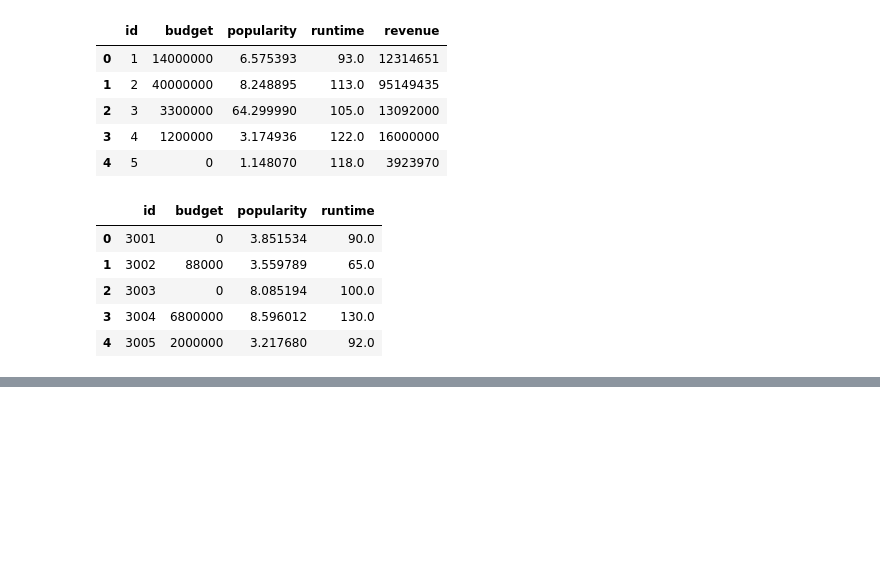
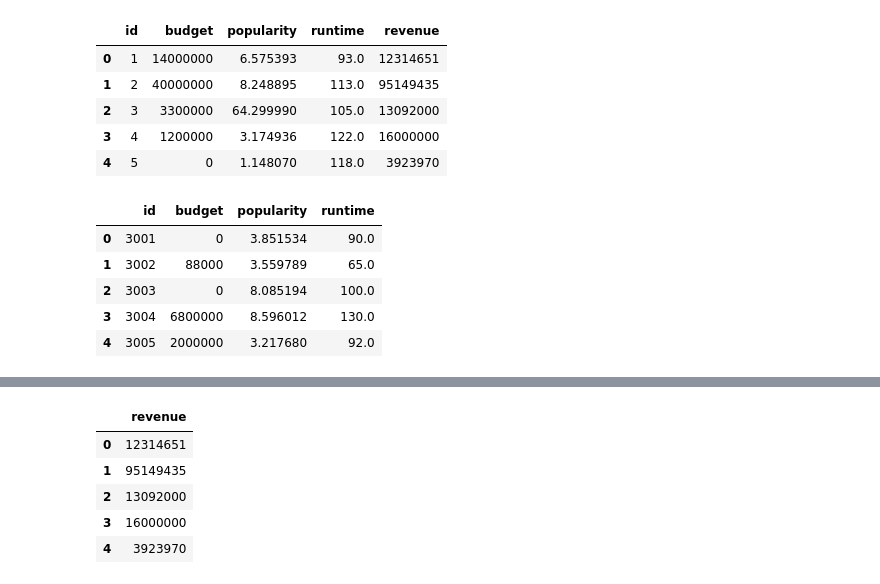
Before and after one commit to wagaojr/TrabalhoFinal-LingProg21.2, a Jupyter notebook: main.ipynb, the cells around one changed output, grey strips where cells are left out. Saved outputs shown, nothing was run; the diff lists cells and outputs as text; code cells hidden in the pictures; blank space fills up the shorter version.

```diff
--- a/main.ipynb
+++ b/main.ipynb
@@ -47,0 +74,10 @@ teste_num.head()
+# %%
+y = treino_num.drop(columns=['id','budget','popularity','runtime'])
+y.head()
+# %% [output]
+|  | revenue |
+| 0 | 12314651 |
+| 1 | 95149435 |
+| 2 | 13092000 |
+| 3 | 16000000 |
+| 4 | 3923970 |
```
Also changed, not shown: parts of 8 cells of this notebook.
